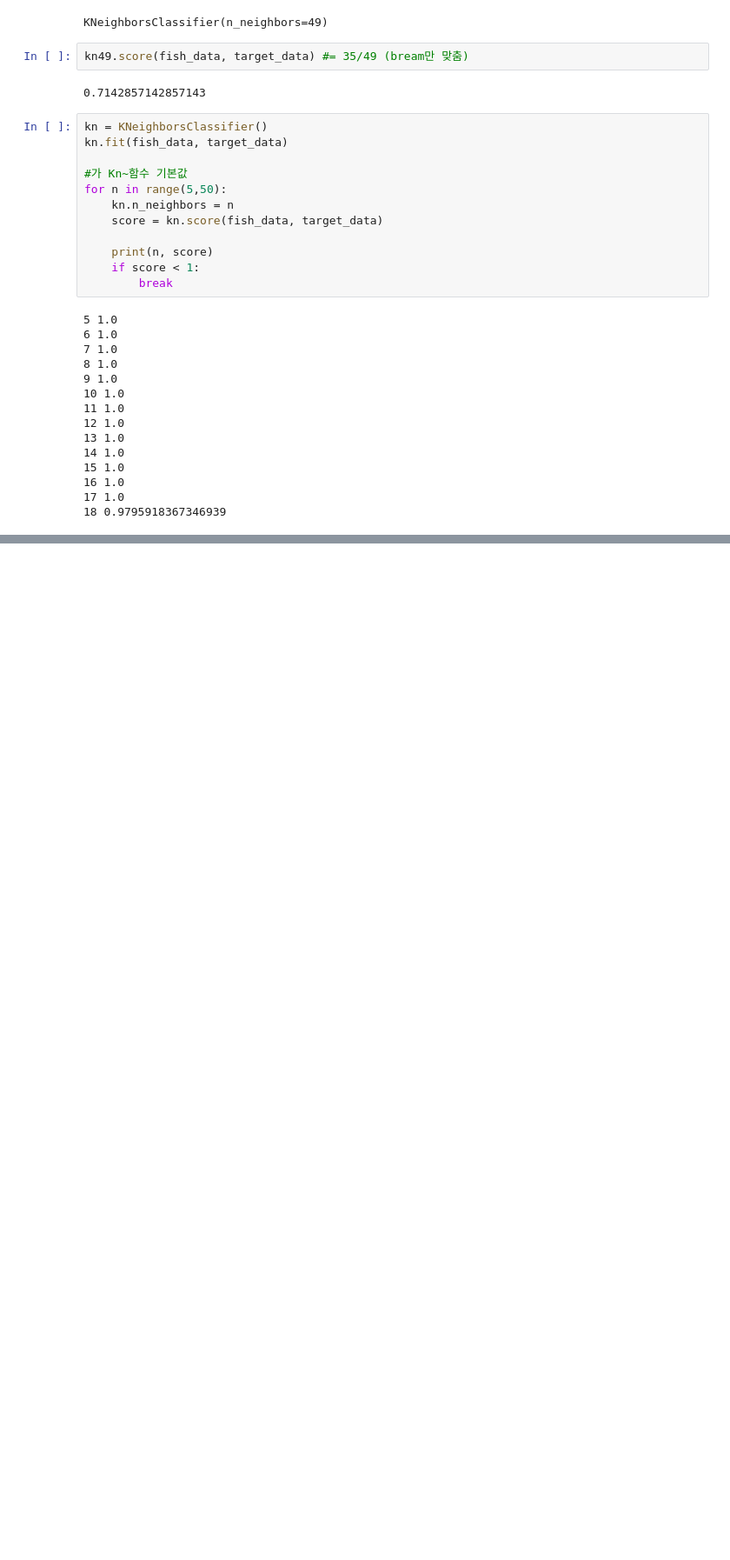
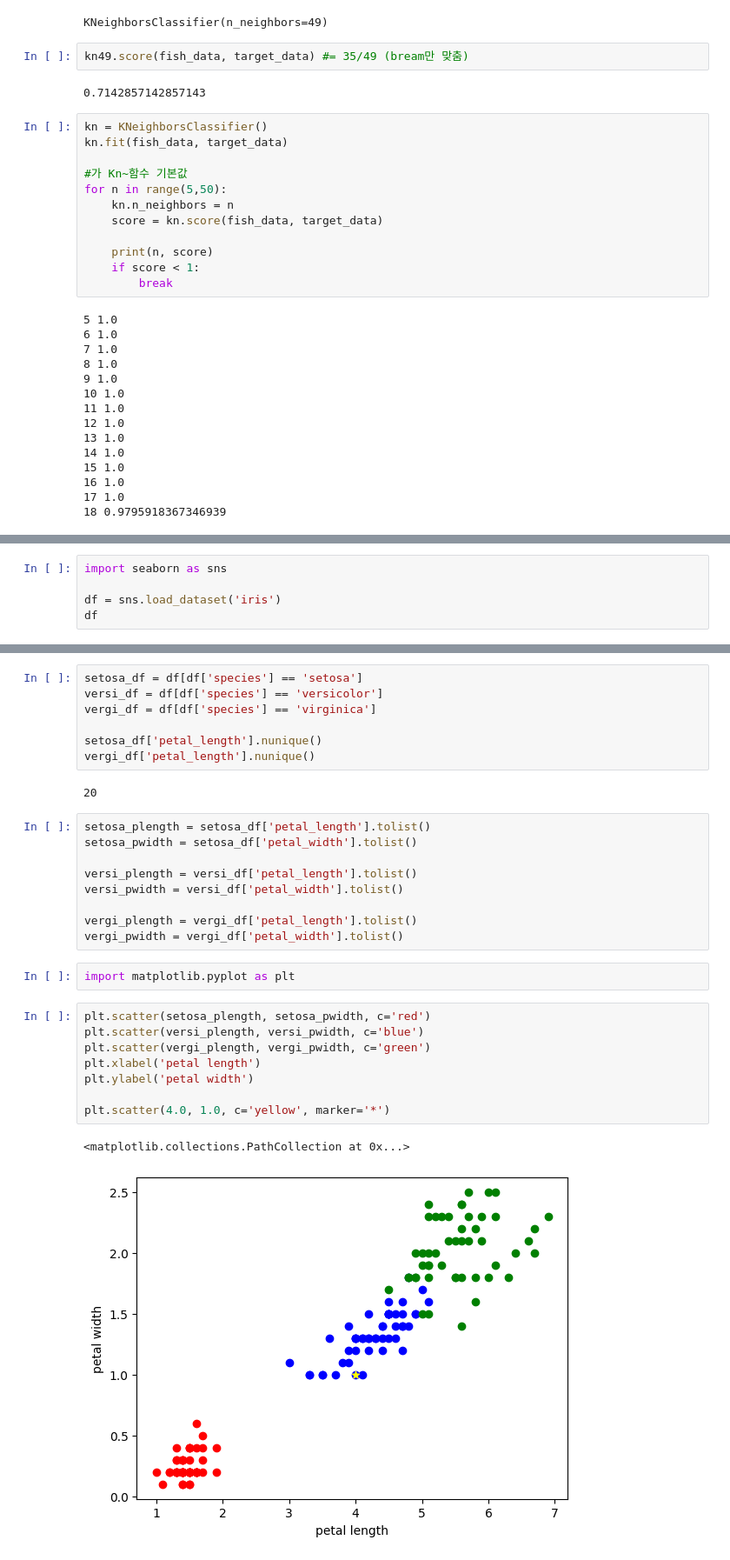
Before and after one commit to hyunjuleee/ml, a Jupyter notebook: 01-3.ipynb, the cells around one changed output, grey strips where cells are left out. Shown at 87% size. Saved outputs shown, nothing was run; the diff lists cells and outputs as text; blank space fills up the shorter version.

```diff
--- a/01-3.ipynb
+++ b/01-3.ipynb
@@ -205,0 +208,5 @@ for n in range(5,50):
+# %%
+import seaborn as sns
+
+df = sns.load_dataset('iris')
+df
@@ -205,0 +241,31 @@ for n in range(5,50):
+# %%
+setosa_df = df[df['species'] == 'setosa']
+versi_df = df[df['species'] == 'versicolor']
+vergi_df = df[df['species'] == 'virginica']
+
+setosa_df['petal_length'].nunique()
+vergi_df['petal_length'].nunique()
+# %% [output]
+20
+# %%
+setosa_plength = setosa_df['petal_length'].tolist()
+setosa_pwidth = setosa_df['petal_width'].tolist()
+
+versi_plength = versi_df['petal_length'].tolist()
+versi_pwidth = versi_df['petal_width'].tolist()
+
+vergi_plength = vergi_df['petal_length'].tolist()
+vergi_pwidth = vergi_df['petal_width'].tolist()
+# %%
+import matplotlib.pyplot as plt
+# %%
+plt.scatter(setosa_plength, setosa_pwidth, c='red')
+plt.scatter(versi_plength, versi_pwidth, c='blue')
+plt.scatter(vergi_plength, vergi_pwidth, c='green')
+plt.xlabel('petal length')
+plt.ylabel('petal width')
+
+plt.scatter(4.0, 1.0, c='yellow', marker='*')
+# %% [output]
+<matplotlib.collections.PathCollection at 0x...>
+[figure, added]
```
Also changed, not shown: parts of 13 cells of this notebook.
